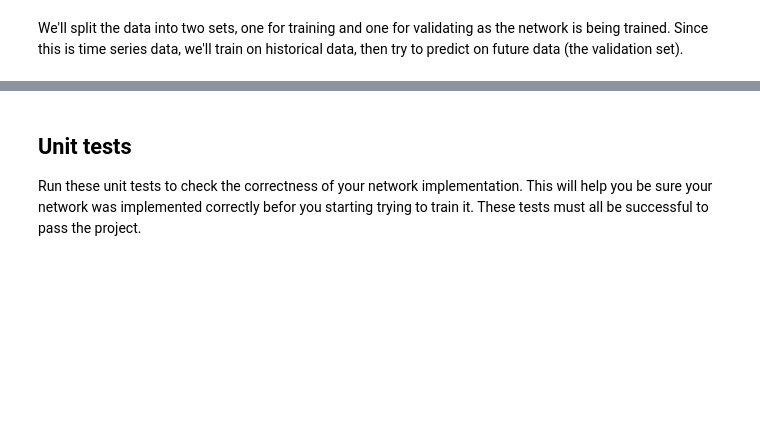
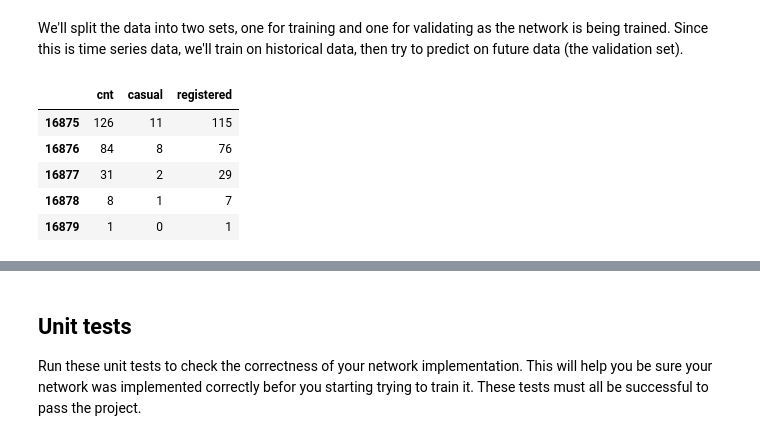
Before and after one commit to irombie/bike_sharing_udacity, a Jupyter notebook: Your_first_neural_network.ipynb, the cells around one changed output, grey strips where cells are left out. Drawn from its saved outputs; the diff is of its cells as text; code cells hidden in the pictures; blank space fills up the shorter version.

```diff
--- a/Your_first_neural_network.ipynb
+++ b/Your_first_neural_network.ipynb
@@ -95,5 +96,15 @@ We'll split the data into two sets, one for training and one for validating as t
 train_features, train_targets = features[:-60*24], targets[:-60*24]
 val_features, val_targets = features[-60*24:], targets[-60*24:]
+# %%
+# val_targets.head()
+test_targets.head()
+# %% [output]
+|  | cnt | casual | registered |
+| 16875 | 126 | 11 | 115 |
+| 16876 | 84 | 8 | 76 |
+| 16877 | 31 | 2 | 29 |
+| 16878 | 8 | 1 | 7 |
+| 16879 | 1 | 0 | 1 |
 # %% [markdown]
 ## Time to build the network
 
```
Also changed, not shown: parts of 5 cells of this notebook, 2 other files.
